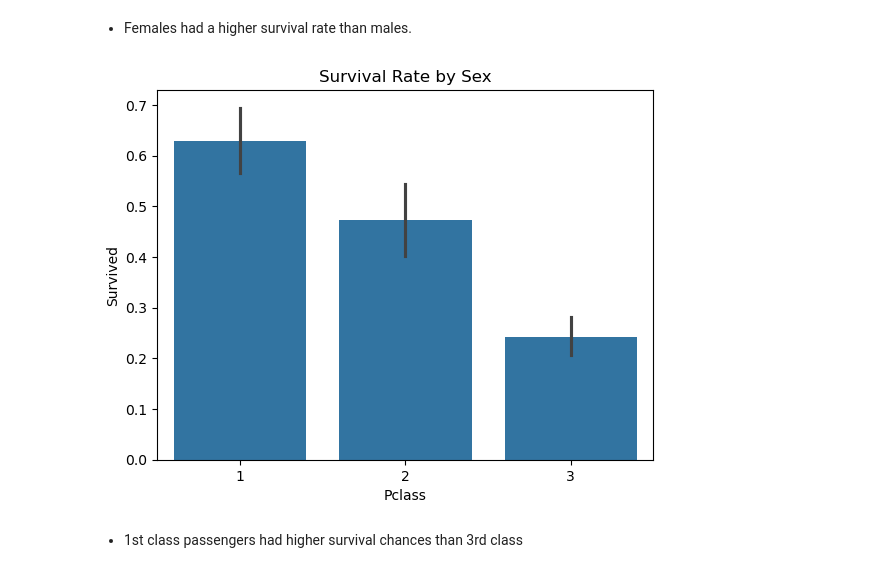
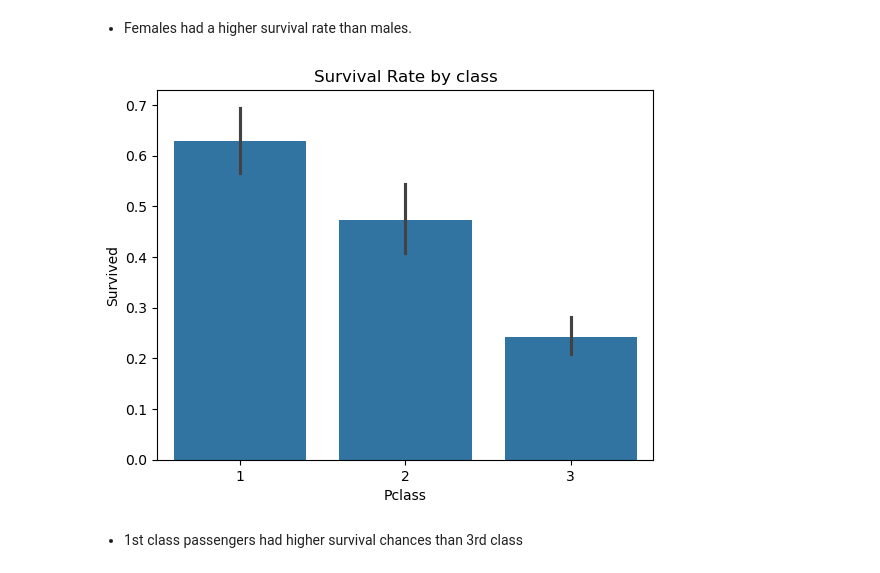
Before and after one commit to Anubhav7390/Task5, a Jupyter notebook: Titanic_EDA.ipynb, the cells around one changed output. Saved outputs shown, nothing was run; the diff lists cells and outputs as text; code cells hidden in the pictures.

```diff
--- a/Titanic_EDA.ipynb
+++ b/Titanic_EDA.ipynb
@@ -234,11 +235,12 @@ plt.show()
 # %% [markdown]
 -	Females had a higher survival rate than males.
 # %%
+# Survival Rate by Class
 sns.barplot(x = "Pclass", y = "Survived",  data = df)
-plt.title("Survival Rate by Sex")
+plt.title("Survival Rate by class")
 plt.show()
 # %% [output]
-[figure, old version]
+[figure, new version]
 # %% [markdown]
 -	1st class passengers had higher survival chances than 3rd class
 # %%
```
Also changed, not shown: parts of 4 cells of this notebook.
